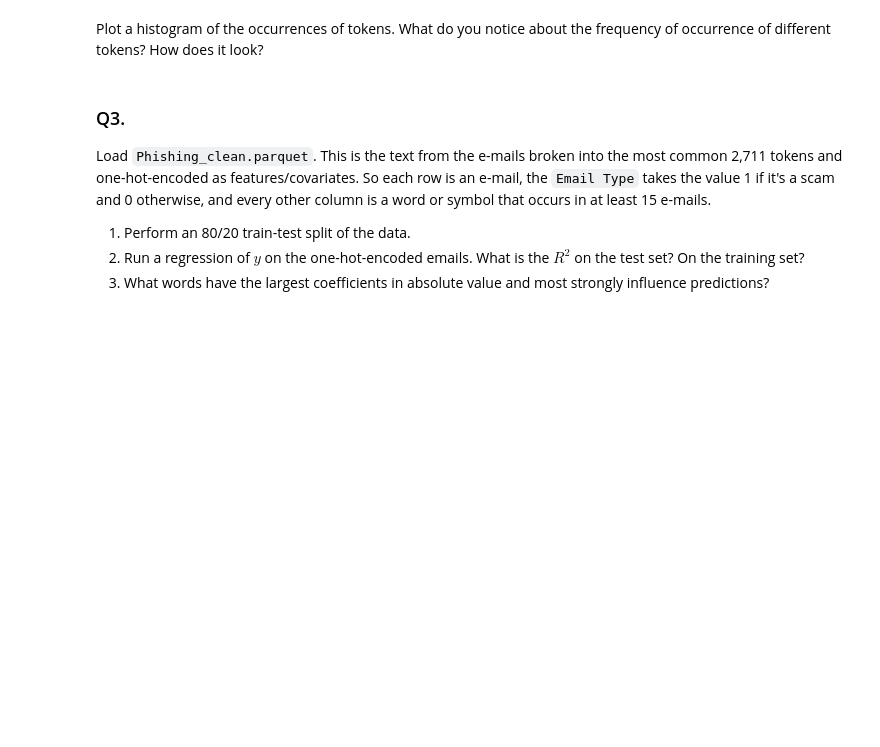
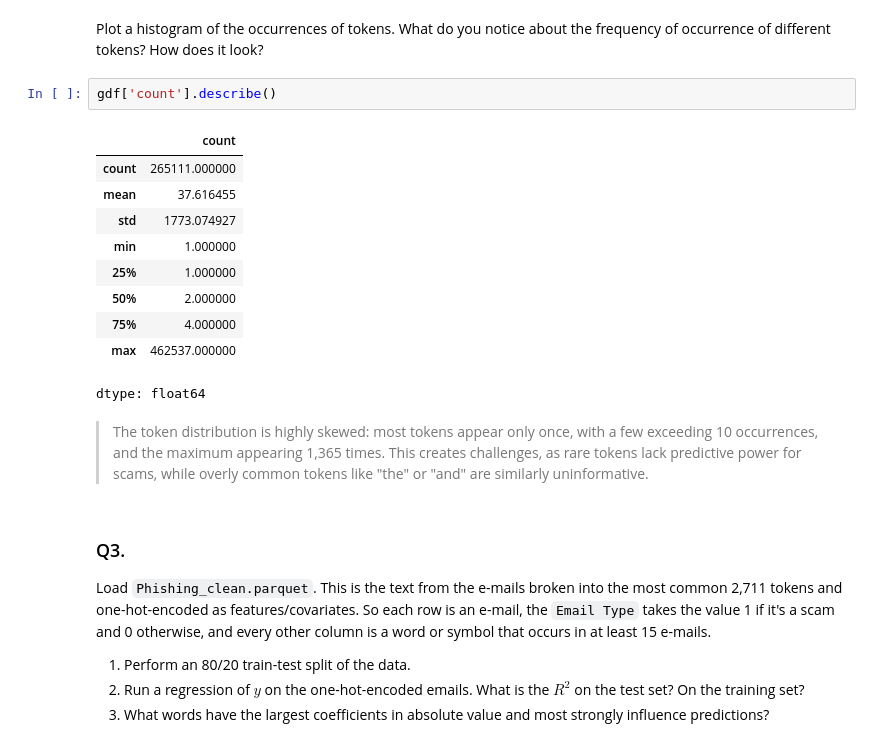
Before and after one commit to chetubarot/DS3001-PCA, a Jupyter notebook: 05_PCA/barot_assignment.ipynb, the cells around one changed output. Drawn from its saved outputs; the diff is of its cells as text; blank space fills up the shorter version.

```diff
--- a/05_PCA/barot_assignment.ipynb
+++ b/05_PCA/barot_assignment.ipynb
@@ -26,5 +86,20 @@ token_freq = token_count.most_common()
 # %% [markdown]
 Plot a histogram of the occurrences of tokens. What do you notice about the frequency of occurrence of different tokens? How does it look?
+# %%
+gdf['count'].describe()
+# %% [output]
+|  | count |
+| count | 265111.000000 |
+| mean | 37.616455 |
+| std | 1773.074927 |
+| min | 1.000000 |
+| 25% | 1.000000 |
+| 50% | 2.000000 |
+| 75% | 4.000000 |
+| max | 462537.000000 |
+dtype: float64
+# %% [markdown]
+> The token distribution is highly skewed: most tokens appear only once, with a few exceeding 10 occurrences, and the maximum appearing 1,365 times. This creates challenges, as rare tokens lack predictive power for scams, while overly common tokens like "the" or "and" are similarly uninformative.
 # %% [markdown]
 ### Q3.
 
```
Also changed, not shown: parts of 14 cells of this notebook.
